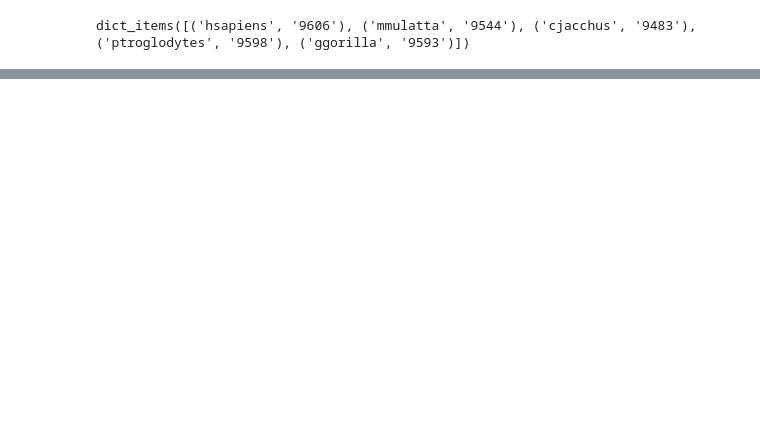
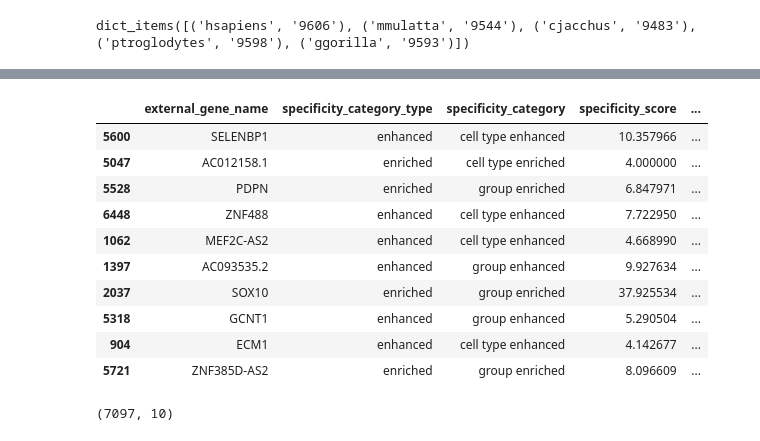
Before and after one commit to Papatheodorou-Group/GeneSpectraKG, a Jupyter notebook: test_kg.ipynb, the cells around one changed output, grey strips where cells are left out. Saved outputs shown, nothing was run; the diff lists cells and outputs as text; code cells hidden in the pictures; blank space fills up the shorter version.

```diff
--- a/test_kg.ipynb
+++ b/test_kg.ipynb
@@ -110,5 +125,5 @@ all_species_mapped
 # %%
-cell_ontology = pd.read_csv("data/MTG_cell_type_to_ontology.csv")
+cell_ontology = pd.read_csv("data/MTG_cell_type_to_ontology.csv", dtype=str)
 # %%
 cell_ontology = cell_ontology.drop(['subclass'], axis=1).drop_duplicates()
 # %%
@@ -131,0 +157,16 @@ human_classes
+# %%
+def merge_genespectra_cl_eggnog(species_name_file:str, species_id:str):
+    print(species_name_file)
+    species_classes = pd.read_csv(f"data/{species_name_file}_classes_subclass.csv")
+    species_processed = preprocess_genespectra_output(species_classes)
+    print(species_processed.shape)
+    cell_ontology = pd.read_csv("data/MTG_cell_type_to_ontology.csv", dtype=str)
+    cell_ontology = cell_ontology.drop(['subclass'], axis=1).drop_duplicates()
+    species_classes_new = species_processed.merge(cell_ontology.loc[cell_ontology.ncbi_txid == species_id], left_on='cell_type_name', right_on='cell_type_name', how='left').reset_index(drop=True)
+    print(species_classes_new.shape)
+    species_tbl = all_species_mapped.loc[all_species_mapped.species_id == species_id]
+    species_tbl = species_tbl[['ensembl_gene_id', 'external_gene_name']]
+    species_classes_final = species_classes_new.merge(species_tbl, left_on='external_gene_name', right_on='external_gene_name', how='left').dropna().reset_index(drop=True)
+    print(species_classes_final.shape)
+    species_classes_final.to_csv(f"data/{species_name_file}_classes_subclass_processed.csv")
+    return species_classes_final
@@ -131,0 +180,17 @@ human_classes
+# %%
+gorilla_classes = pd.read_csv(f"data/gorilla_classes_subclass.csv")
+gorilla_processed = preprocess_genespectra_output(gorilla_classes)
+# %%
+gorilla_processed.loc[~gorilla_processed.external_gene_name.isin(gorilla_final.external_gene_name)].sample(10)
+# %% [output]
+|  | external_gene_name | specificity_category_type | specificity_category | specificity_score | ... |
+| 5600 | SELENBP1 | enhanced | cell type enhanced | 10.357966 | ... |
+| 5047 | AC012158.1 | enriched | cell type enriched | 4.000000 | ... |
+| 5528 | PDPN | enriched | group enriched | 6.847971 | ... |
+| 6448 | ZNF488 | enhanced | cell type enhanced | 7.722950 | ... |
+| 1062 | MEF2C-AS2 | enhanced | cell type enhanced | 4.668990 | ... |
+| 1397 | AC093535.2 | enhanced | group enhanced | 9.927634 | ... |
+| 2037 | SOX10 | enriched | group enriched | 37.925534 | ... |
+| 5318 | GCNT1 | enhanced | group enhanced | 5.290504 | ... |
+| 904 | ECM1 | enhanced | cell type enhanced | 4.142677 | ... |
+| 5721 | ZNF385D-AS2 | enriched | group enriched | 8.096609 | ... |
@@ -131,0 +201,4 @@ human_classes
+# %%
+macaque_processed.shape
+# %% [output]
+(7097, 10)
```
Also changed, not shown: parts of 30 cells of this notebook, 4 other files.
